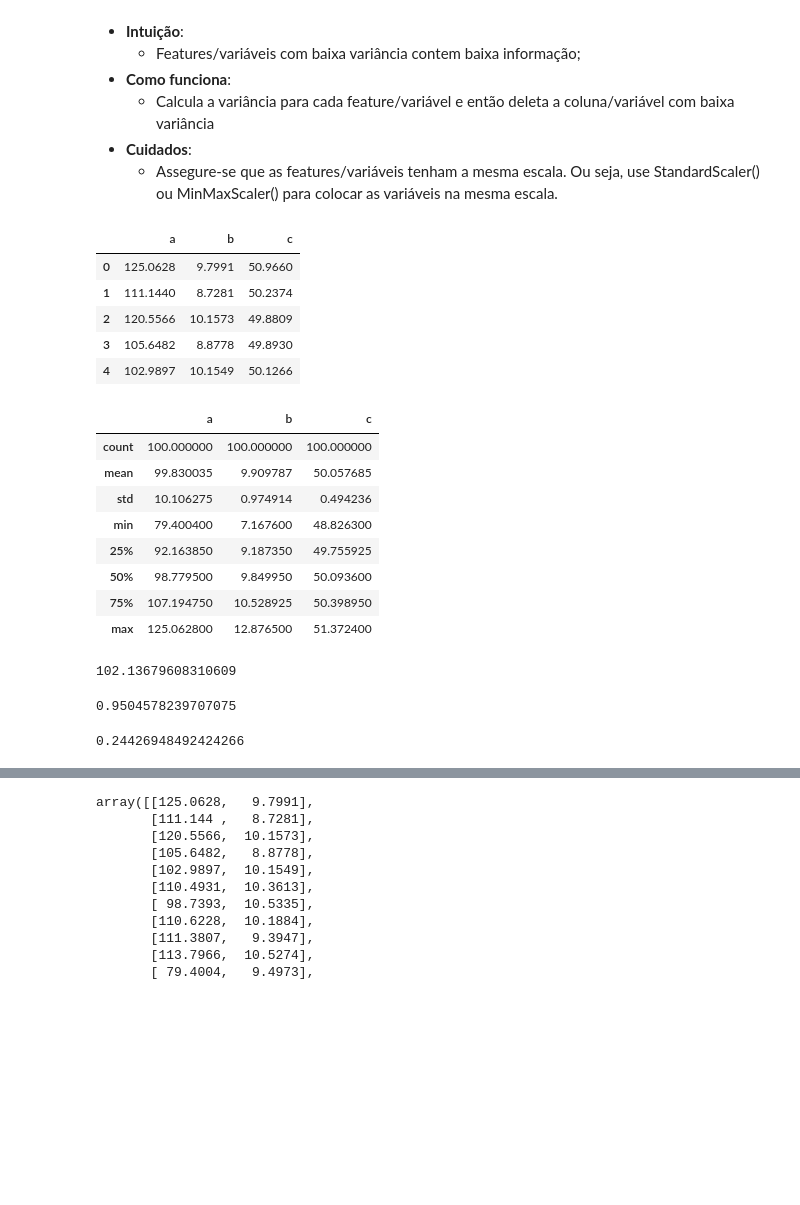
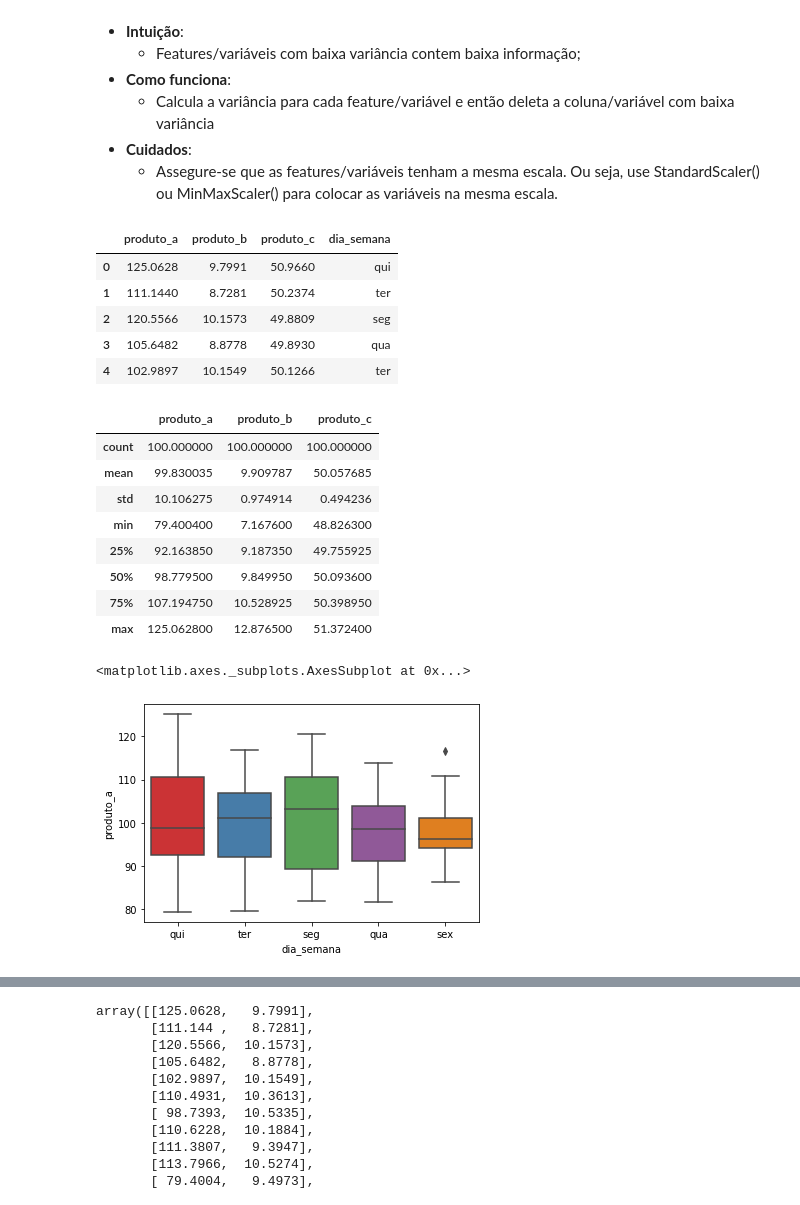
Before and after one commit to MathMachado/DSWP, a Jupyter notebook: Notebooks/NB10_04__3DP_5_Feature_Selection.ipynb, the cells around one changed output, grey strips where cells are left out. Cells and saved outputs as stored; diff of their text form; code cells hidden in the pictures; blank space fills up the shorter version.

```diff
--- a/Notebooks/NB10_04__3DP_5_Feature_Selection.ipynb
+++ b/Notebooks/NB10_04__3DP_5_Feature_Selection.ipynb
@@ -58,23 +58,26 @@ ___
     * Assegure-se que as features/variáveis tenham a mesma escala. Ou seja, use StandardScaler() ou MinMaxScaler() para colocar as variáveis na mesma escala.
 # %%
 np.random.seed(20111974)
-d_simulacao = {'a': np.round(np.random.normal(100, 10, size = 100), 4),
-               'b': np.round(np.random.normal(10, 1.0, size = 100), 4),
-               'c': np.round(np.random.normal(50, 0.5, size = 100), 4)}
+
+l_dia_semana = ['seg', 'ter', 'qua', 'qui', 'sex']
+d_simulacao = {'produto_a': np.round(np.random.normal(100, 10, size = 100), 4),
+               'produto_b': np.round(np.random.normal(10, 1.0, size = 100), 4),
+               'produto_c': np.round(np.random.normal(50, 0.5, size = 100), 4),
+               'dia_semana': np.random.choice(l_dia_semana, 100)}
 
 df = pd.DataFrame(d_simulacao)
 df.head()
 # %% [output]
-|  | a | b | c |
-| 0 | 125.0628 | 9.7991 | 50.9660 |
-| 1 | 111.1440 | 8.7281 | 50.2374 |
-| 2 | 120.5566 | 10.1573 | 49.8809 |
-| 3 | 105.6482 | 8.8778 | 49.8930 |
-| 4 | 102.9897 | 10.1549 | 50.1266 |
+|  | produto_a | produto_b | produto_c | dia_semana |
+| 0 | 125.0628 | 9.7991 | 50.9660 | qui |
+| 1 | 111.1440 | 8.7281 | 50.2374 | ter |
+| 2 | 120.5566 | 10.1573 | 49.8809 | seg |
+| 3 | 105.6482 | 8.8778 | 49.8930 | qua |
+| 4 | 102.9897 | 10.1549 | 50.1266 | ter |
 # %%
 df.describe()
 # %% [output]
-|  | a | b | c |
+|  | produto_a | produto_b | produto_c |
 | count | 100.000000 | 100.000000 | 100.000000 |
 | mean | 99.830035 | 9.909787 | 50.057685 |
 | std | 10.106275 | 0.974914 | 0.494236 |
@@ -83,15 +86,11 @@ df.describe()
 | 50% | 98.779500 | 9.849950 | 50.093600 |
 | 75% | 107.194750 | 10.528925 | 50.398950 |
 | max | 125.062800 | 12.876500 | 51.372400 |
-# %%
-df['a'].var()
-# %% [output]
-102.13679608310609
-# %%
-df['b'].var()
-# %% [output]
-0.9504578239707075
-# %%
-df['c'].var()
-# %% [output]
-0.24426948492424266
+# %%
+import seaborn as sns
+
+# Boxplot para produto_a
+sns.boxplot(x = "dia_semana", y = "produto_a", data = df, palette = "Set1")
+# %% [output]
+<matplotlib.axes._subplots.AxesSubplot at 0x...>
+[figure, added]
```
Also changed, not shown: parts of 4 cells of this notebook.
